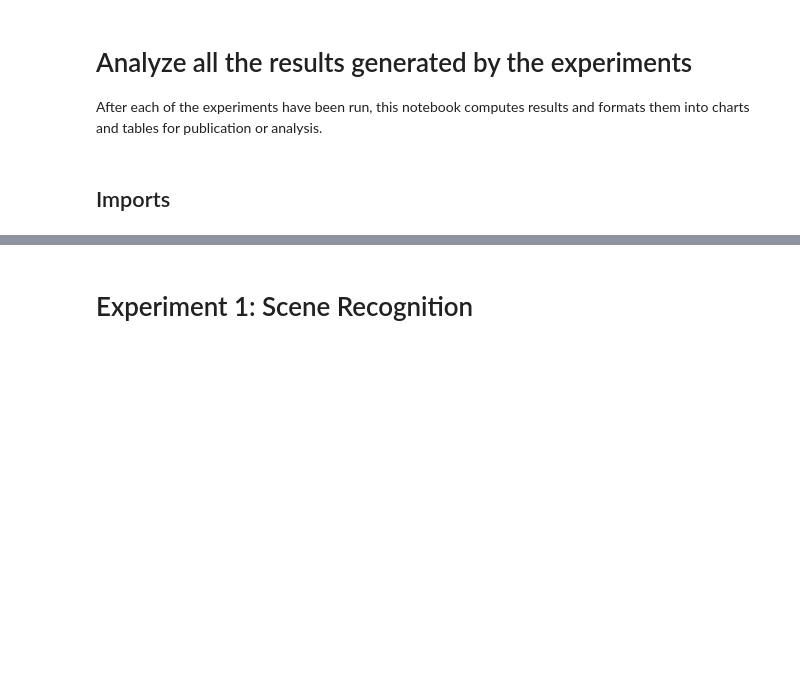
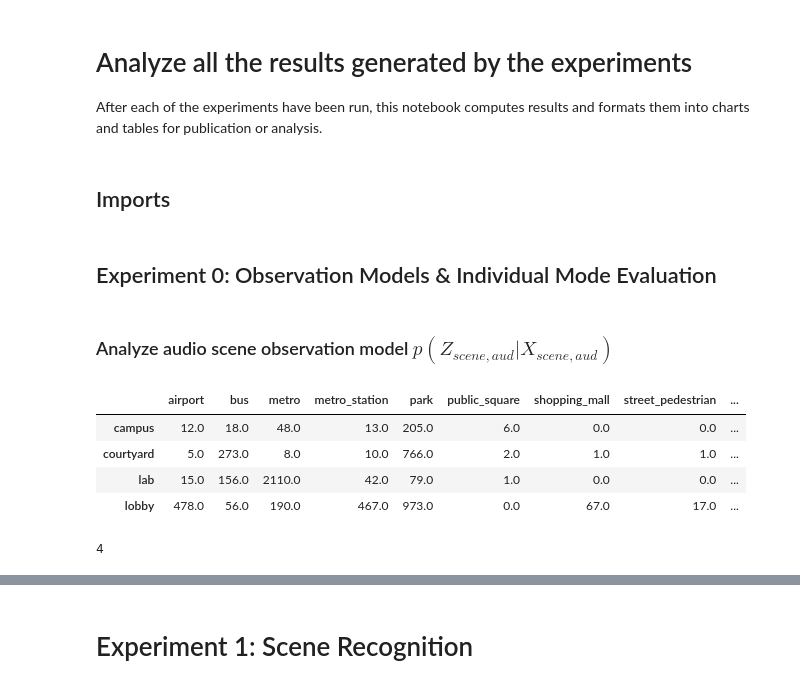
Before and after one commit to roboav8r/GrACIAS, a Jupyter notebook: scripts/analysis/analyze_all_results.ipynb, the cells around one changed output, grey strips where cells are left out. Saved outputs shown, nothing was run; the diff lists cells and outputs as text; code cells hidden in the pictures; blank space fills up the shorter version.

```diff
--- a/scripts/analysis/analyze_all_results.ipynb
+++ b/scripts/analysis/analyze_all_results.ipynb
@@ -10,3 +10,22 @@ import json
 import pandas as pd
 import numpy as np
 import matplotlib.pyplot as plt
+# %% [markdown]
+## Experiment 0: Observation Models & Individual Mode Evaluation
+# %% [markdown]
+### Analyze audio scene observation model $p(Z_{scene,aud}|X_{scene,aud})$
+# %%
+raw_audio_scene_model_df = pd.read_csv('../../results/exp0_obs_models/scene_recognition/cpjku_audio_scene_obs_model_raw.csv',index_col=0)
+rank = np.linalg.matrix_rank(raw_audio_scene_model_df.to_numpy())
+# %%
+raw_audio_scene_model_df
+# %% [output]
+|  | airport | bus | metro | metro_station | park | public_square | shopping_mall | street_pedestrian | ... |
+| campus | 12.0 | 18.0 | 48.0 | 13.0 | 205.0 | 6.0 | 0.0 | 0.0 | ... |
+| courtyard | 5.0 | 273.0 | 8.0 | 10.0 | 766.0 | 2.0 | 1.0 | 1.0 | ... |
+| lab | 15.0 | 156.0 | 2110.0 | 42.0 | 79.0 | 1.0 | 0.0 | 0.0 | ... |
+| lobby | 478.0 | 56.0 | 190.0 | 467.0 | 973.0 | 0.0 | 67.0 | 17.0 | ... |
+# %%
+rank
+# %% [output]
+4
```
Also changed, not shown: parts of 11 cells of this notebook, 12 other files.
